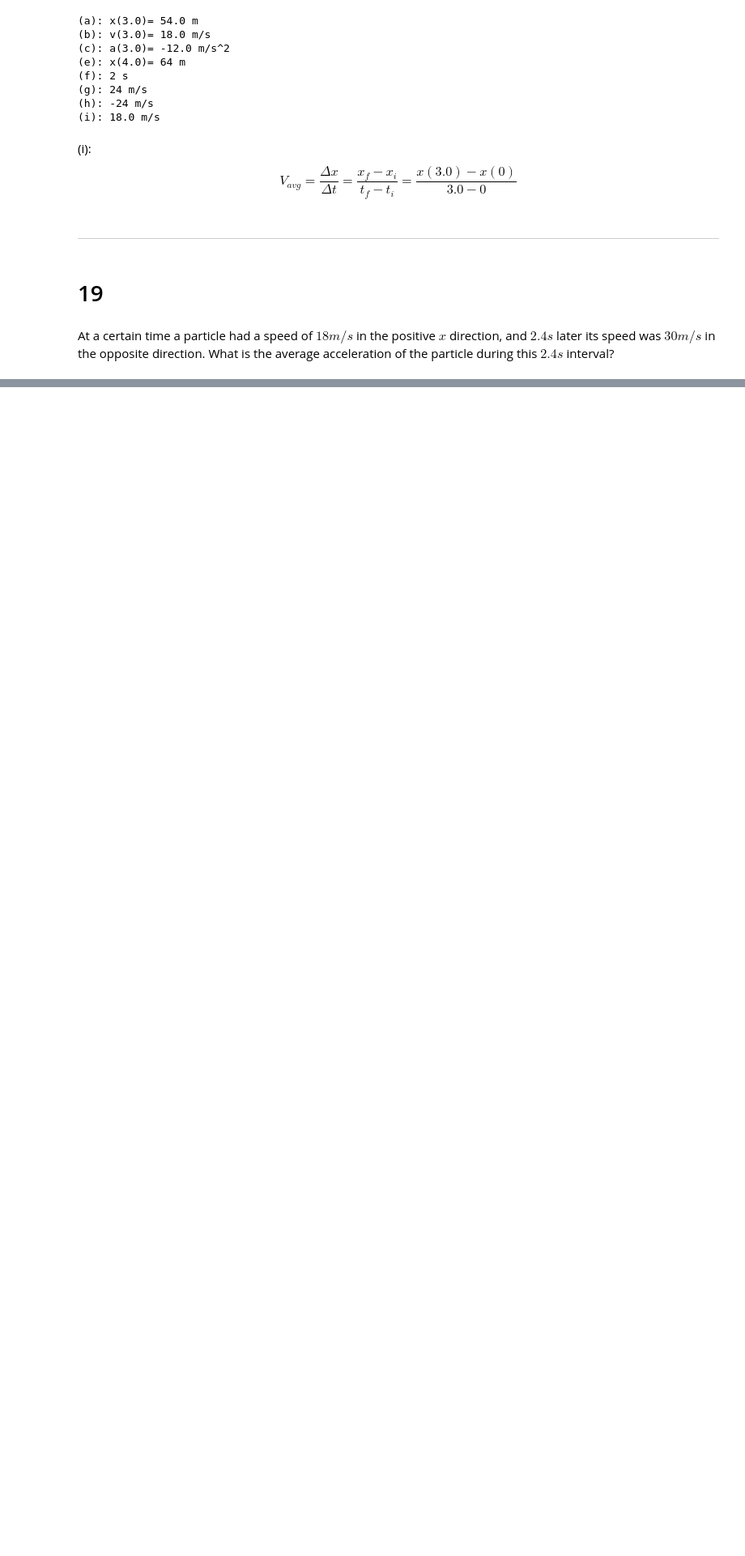
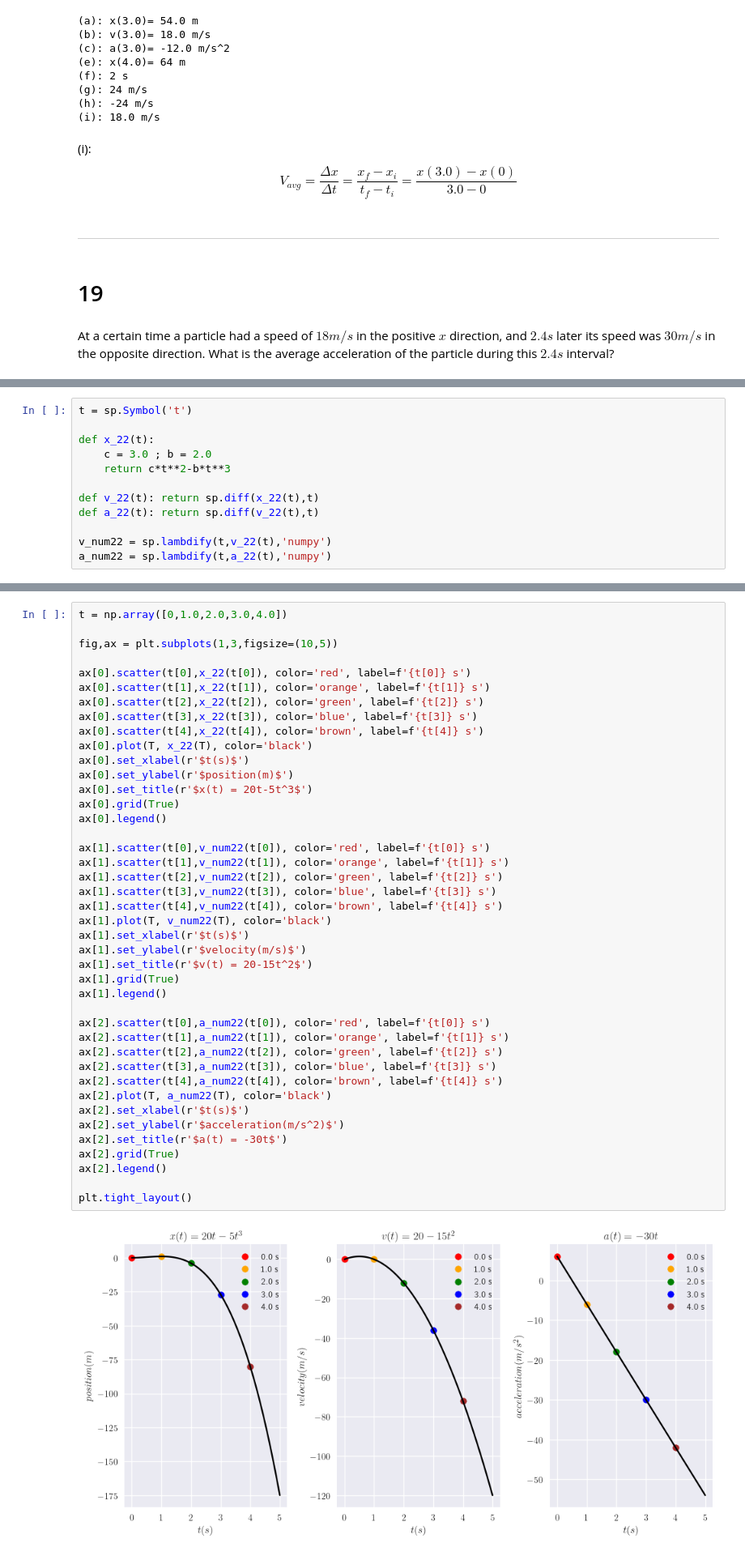
Before and after one commit to SMustafa12/Solve-Physics-I-of-Halliday, a Jupyter notebook: Chapter 2.ipynb, the cells around one changed output, grey strips where cells are left out. Shown at 81% size. Cells and saved outputs as stored; diff of their text form; blank space fills up the shorter version.

```diff
--- a/Chapter 2.ipynb
+++ b/Chapter 2.ipynb
@@ -412,0 +584,12 @@ At a certain time a particle had a speed of $18 m/s$ in the positive $x$ directi
+# %%
+t = sp.Symbol('t')
+
+def x_22(t):
+    c = 3.0 ; b = 2.0
+    return c*t**2-b*t**3
+
+def v_22(t): return sp.diff(x_22(t),t)
+def a_22(t): return sp.diff(v_22(t),t)
+
+v_num22 = sp.lambdify(t,v_22(t),'numpy')
+a_num22 = sp.lambdify(t,a_22(t),'numpy')
@@ -412,0 +639,44 @@ At a certain time a particle had a speed of $18 m/s$ in the positive $x$ directi
+# %%
+t = np.array([0,1.0,2.0,3.0,4.0])
+
+fig,ax = plt.subplots(1,3,figsize=(10,5))
+
+ax[0].scatter(t[0],x_22(t[0]), color='red', label=f'{t[0]} s')
+ax[0].scatter(t[1],x_22(t[1]), color='orange', label=f'{t[1]} s')
+ax[0].scatter(t[2],x_22(t[2]), color='green', label=f'{t[2]} s')
+ax[0].scatter(t[3],x_22(t[3]), color='blue', label=f'{t[3]} s')
+ax[0].scatter(t[4],x_22(t[4]), color='brown', label=f'{t[4]} s')
+ax[0].plot(T, x_22(T), color='black')
+ax[0].set_xlabel(r'$t(s)$')
+ax[0].set_ylabel(r'$position(m)$')
+ax[0].set_title(r'$x(t) = 20t-5t^3$')
+ax[0].grid(True)
+ax[0].legend()
+
+ax[1].scatter(t[0],v_num22(t[0]), color='red', label=f'{t[0]} s')
+ax[1].scatter(t[1],v_num22(t[1]), color='orange', label=f'{t[1]} s')
+ax[1].scatter(t[2],v_num22(t[2]), color='green', label=f'{t[2]} s')
+ax[1].scatter(t[3],v_num22(t[3]), color='blue', label=f'{t[3]} s')
+ax[1].scatter(t[4],v_num22(t[4]), color='brown', label=f'{t[4]} s')
+ax[1].plot(T, v_num22(T), color='black')
+ax[1].set_xlabel(r'$t(s)$')
+ax[1].set_ylabel(r'$velocity(m/s)$')
+ax[1].set_title(r'$v(t) = 20-15t^2$')
+ax[1].grid(True)
+ax[1].legend()
+
+ax[2].scatter(t[0],a_num22(t[0]), color='red', label=f'{t[0]} s')
+ax[2].scatter(t[1],a_num22(t[1]), color='orange', label=f'{t[1]} s')
+ax[2].scatter(t[2],a_num22(t[2]), color='green', label=f'{t[2]} s')
+ax[2].scatter(t[3],a_num22(t[3]), color='blue', label=f'{t[3]} s')
+ax[2].scatter(t[4],a_num22(t[4]), color='brown', label=f'{t[4]} s')
+ax[2].plot(T, a_num22(T), color='black')
+ax[2].set_xlabel(r'$t(s)$')
+ax[2].set_ylabel(r'$acceleration(m/s^2)$')
+ax[2].set_title(r'$a(t) = -30t$')
+ax[2].grid(True)
+ax[2].legend()
+
+plt.tight_layout()
+# %% [output]
+[figure, added]
```
Also changed, not shown: parts of 44 cells of this notebook.
